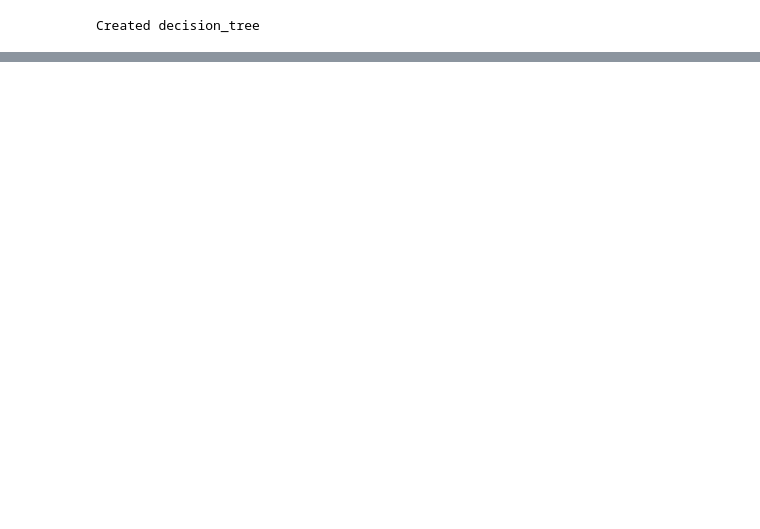
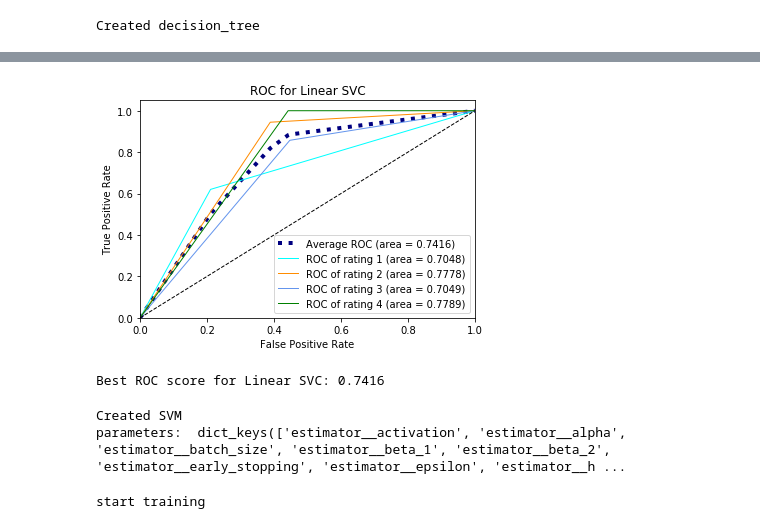
Before and after one commit to caoliang/psupr-CA1-project, a Jupyter notebook: classification-data.ipynb, the cells around one changed output, grey strips where cells are left out. Cells and saved outputs as stored; diff of their text form; code cells hidden in the pictures; blank space fills up the shorter version.

```diff
--- a/classification-data.ipynb
+++ b/classification-data.ipynb
@@ -359,0 +408,14 @@ Decision Tree for rating score  4
+# %%
+# Compute ROC AUC score
+linear_svc_result = compute_roc_auc_in_classes(y_test, y_pred, num_classes=n_classes)
+
+# Draw ROC plot
+draw_roc_auc_in_classes(linear_svc_result, 'Linear SVC', num_classes=n_classes)
+# %% [output]
+[figure, added]
+# %%
+# Assign Best ROC value
+roc_linear_svc = linear_svc_result['roc_auc']["macro"]
+print('Best ROC score for Linear SVC: {0:0.4f}'.format(roc_linear_svc))
+# %% [output]
+Best ROC score for Linear SVC: 0.7416
@@ -359,0 +424,45 @@ Decision Tree for rating score  4
+# %%
+from sklearn.neural_network import MLPClassifier
+
+# create model for multi-class and one vs rest mode
+mlp_nn = OneVsRestClassifier(MLPClassifier(early_stopping=True, random_state=1))
+print('Created SVM')
+#print("parameters: ", mlp_nn.get_params().keys())
+
+# Create GridSearch to find best model
+hidden_layer_sizes_param = [(2,),(10,),(2,2),(10,10)]
+max_iter_param = [10, 50, 100, 500, 1000]
+activation_param = ['relu','tanh']
+learning_rate_param = ['constant', 'invscaling', 'adaptive']
+solver_param = ['lbfgs', 'sgd', 'adam']
+
+hyperparameters = dict(estimator__alpha=alpha_param,
+                       estimator__hidden_layer_sizes=hidden_layer_sizes_param,
+                       estimator__max_iter=max_iter_param,
+                       estimator__activation=activation_param,
+                       estimator__learning_rate=learning_rate_param,
+                       estimator__solver=solver_param)
+
+# Fit model using gridsearch
+score_making_func = make_scorer(roc_auc_score, average='macro')
+grid_mlp_nn = GridSearchCV(mlp_nn, hyperparameters, scoring=score_making_func, verbose=0)
+# %% [output]
+Created SVM
+parameters:  dict_keys(['estimator__activation', 'estimator__alpha', 'estimator__batch_size', 'estimator__beta_1', 'estimator__beta_2', 'estimator__early_stopping', 'estimator__epsilon', 'estimator__h ...
+# %%
+timer_check = time.time()
+print('start training')
+
+# Best model
+best_mlp_nn = grid_mlp_nn.fit(X_train, y_train)
+
+#Print all the Parameters that gave the best results:
+print('Best Parameters', grid_mlp_nn.best_params_)
+
+print('training spent: ', show_time_spent(timer_check))
+
+# Compute test scores
+y_pred_proba = best_mlp_nn.predict_proba(X_test)
+print('y_pred_proba: ', y_pred_proba.shape)
+# %% [output]
+start training
```
Also changed, not shown: parts of 26 cells of this notebook, 7 other files.
